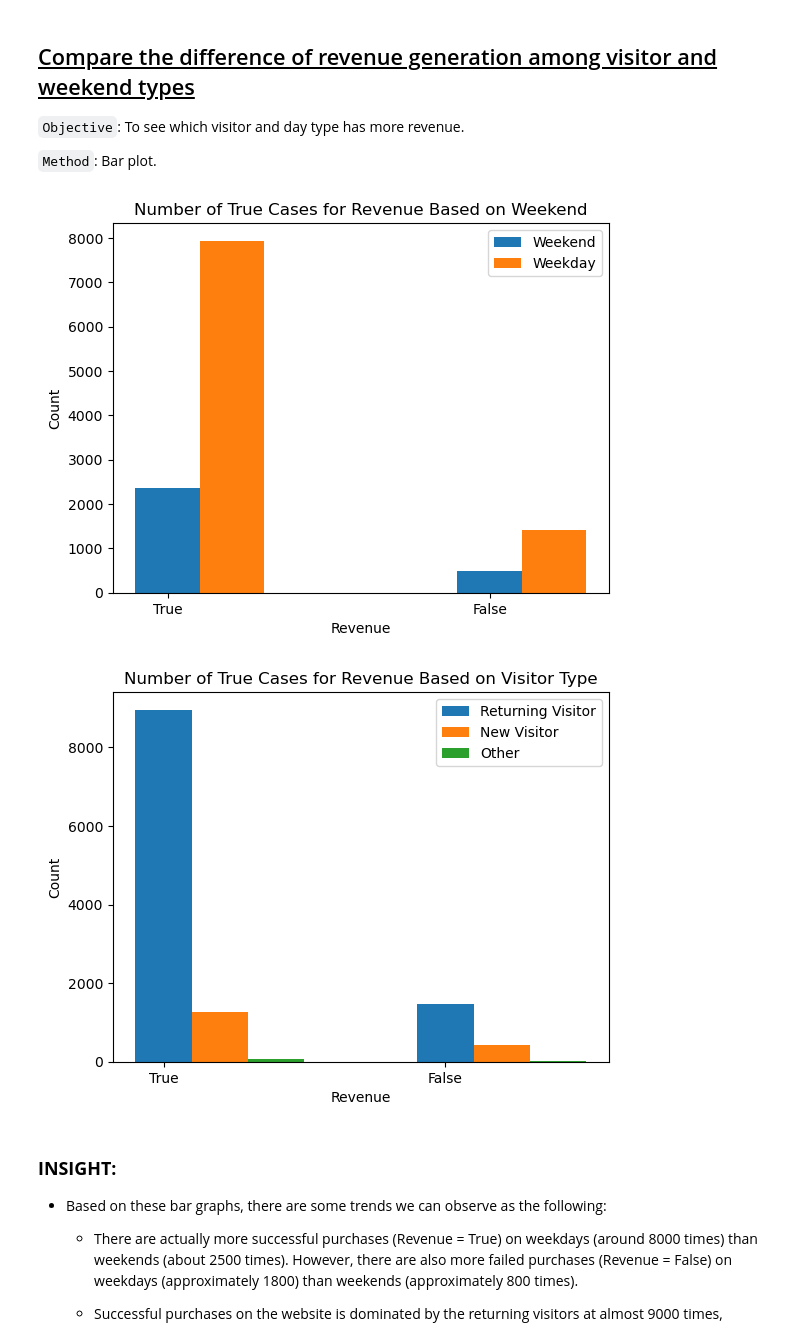
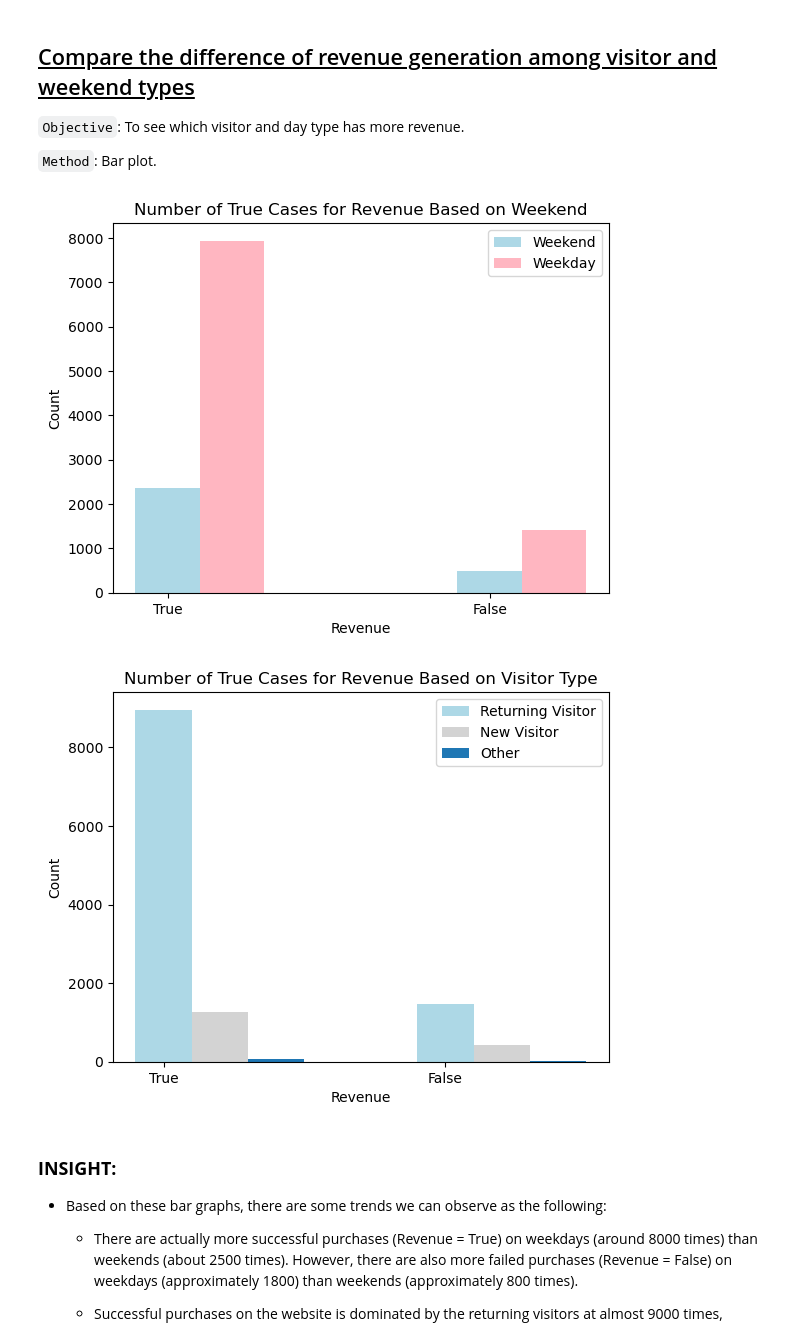
Before and after one commit to catherinehelenna/Predicting-Purchase-Behavior, a Jupyter notebook: predictive_analytics_main_file.ipynb, the cells around one changed output. Cells and saved outputs as stored; diff of their text form; code cells hidden in the pictures.

```diff
--- a/predictive_analytics_main_file.ipynb
+++ b/predictive_analytics_main_file.ipynb
@@ -313,28 +318,28 @@ plt.show()
 # %%
 # Between Weekend and Revenue
 
 # Filter the dataset based on the weekend column
 t_revenue_weekend = main_data[main_data['Weekend'] == True]['Revenue'].value_counts()
 f_revenue_weekend = main_data[main_data['Weekend'] == False]['Revenue'].value_counts()
 
 # Create x-axis positions
 x_pos = [0, 1]
 
 # Create bar plot
-plt.bar([x_pos[0], x_pos[1]], t_revenue_weekend, width=0.2, label='Weekend')
-plt.bar([x_pos[0] + 0.2, x_pos[1] + 0.2], f_revenue_weekend, width=0.2, label='Weekday')
+plt.bar([x_pos[0], x_pos[1]], t_revenue_weekend, width=0.2, label='Weekend',color = 'lightblue')
+plt.bar([x_pos[0] + 0.2, x_pos[1] + 0.2], f_revenue_weekend, width=0.2, label='Weekday',color = 'lightpink')
 
 # Adjust x-axis labels
 plt.xticks(x_pos, ['True', 'False'])
 
 # Create bar plot
 plt.xlabel('Revenue')
 plt.ylabel('Count')
 plt.title('Number of True Cases for Revenue Based on Weekend')
 plt.legend()
 plt.show()
 # %% [output]
-[figure, old version]
+[figure, new version]
 # %%
 # Filter the dataset based on the visitor type column
 returning_visitor = main_data[main_data['VisitorType'] == 'Returning_Visitor']['Revenue'].value_counts()
@@ -345,8 +350,8 @@ other_visitor = main_data[main_data['VisitorType'] == 'Other']['Revenue'].value_
 x_pos = [0, 1]
 
 # Create bar plot
-plt.bar([x_pos[0], x_pos[1]], returning_visitor, width=0.2, label='Returning Visitor')
-plt.bar([x_pos[0] + 0.2, x_pos[1] + 0.2], new_visitor, width=0.2, label='New Visitor')
+plt.bar([x_pos[0], x_pos[1]], returning_visitor, width=0.2, label='Returning Visitor',color = 'lightblue')
+plt.bar([x_pos[0] + 0.2, x_pos[1] + 0.2], new_visitor, width=0.2, label='New Visitor', color = 'lightgrey')
 plt.bar([x_pos[0] + 0.4, x_pos[1] + 0.4], other_visitor, width=0.2, label='Other')
 
 # Adjust x-axis labels
@@ -358,7 +363,7 @@ plt.title('Number of True Cases for Revenue Based on Visitor Type')
 plt.legend()
 plt.show()
 # %% [output]
-[figure, old version]
+[figure, new version]
 # %% [markdown]
 ### **INSIGHT:**
 - Based on these bar graphs, there are some trends we can observe as the following:
```
Also changed, not shown: parts of 15 cells of this notebook.
